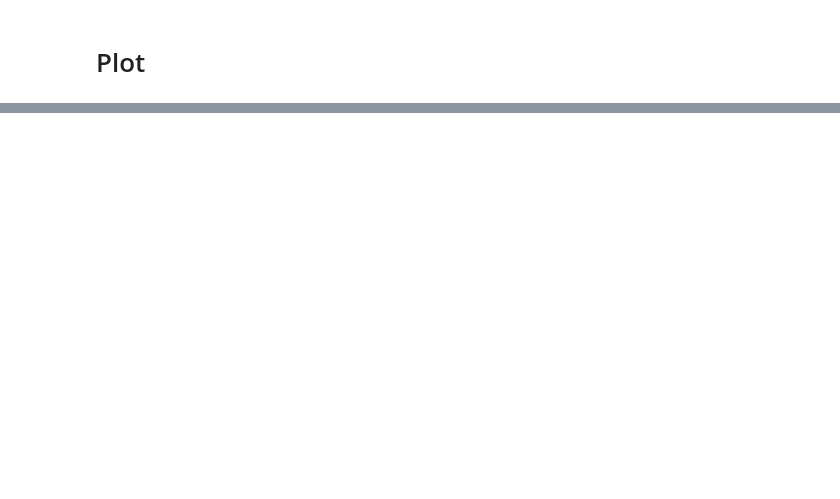
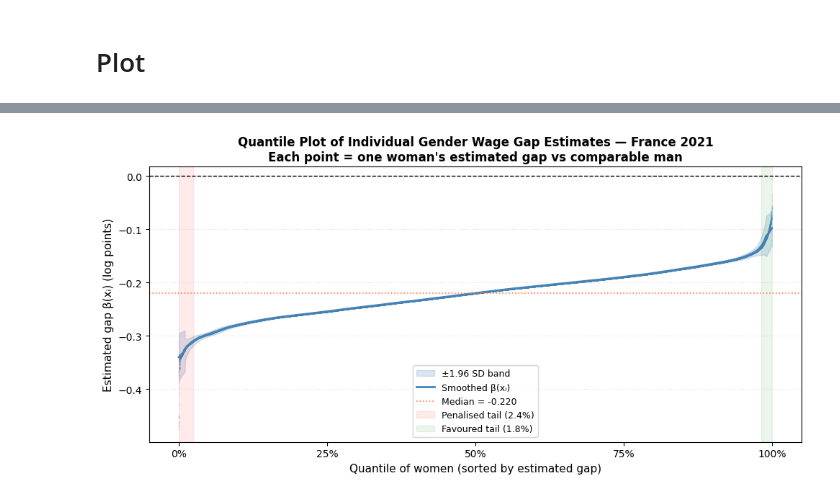
Before and after one commit to vladislavaanashkina/Gender-Wage-Gap-Heterogeneity-in-France, a Jupyter notebook: notebooks/VA_Replication.ipynb, the cells around one changed output, grey strips where cells are left out. Drawn from its saved outputs; the diff is of its cells as text; code cells hidden in the pictures; blank space fills up the shorter version.

```diff
--- a/notebooks/VA_Replication.ipynb
+++ b/notebooks/VA_Replication.ipynb
@@ -368,7 +893,6 @@ print(dir(hdmpy))
 # %% [output]
 ['LassoShooting_fit', '__all__', '__builtins__', '__cached__', '__doc__', '__file__', '__loader__', '__name__', '__package__', '__path__', '__spec__', 'cor', 'cvec', 'get_cov', 'help_functions', 'init ...
 # %%
-import numpy as np
 from sklearn.base import BaseEstimator
 
 # Wrap hdmpy so it behaves like an sklearn-style estimator
@@ -389,4 +913,4 @@ class RLasso(BaseEstimator):
         return X @ beta + intercept
 
 def lasso_model():
-    return RLasso(post=False)
+    return RLasso(post=True)  # post=True for Post-Lasso (OLS refit after selection)
@@ -507,9 +1127,2 @@ len(interaction_cols)
 # %% [markdown]
 # Plot
-# %%
-summary["term_clean"] = summary["term"]
-summary["term_clean"] = summary["term_clean"].str.replace("female:", "")
-summary["term_clean"] = summary["term_clean"].str.replace("C(", "")
-summary["term_clean"] = summary["term_clean"].str.replace(")", "")
-summary["term_clean"] = summary["term_clean"].str.replace("[T.", "=")
-summary["term_clean"] = summary["term_clean"].str.replace("]", "")
@@ -592,4 +1128,0 @@ The mean is slightly smaller than the median, meaning a few large positive gaps
-# %%
-summary["group"] = summary["term"].str.extract(r"female:(\w+)")
-
-summary.groupby("group")["Estimate"].mean()
@@ -662,0 +1495,71 @@ sig.sort_values("Estimate").plot(
+# %%
+# ── Quantile plot of individual gap estimates ─────────────────────────────────
+# β(x_i) = β0 + Σ βj · x_ij  for each woman in the sample
+
+# Get coefficients
+coefs = s["Estimate"].values
+target_cols_ordered = s.index.tolist()
+
+# Female observations only
+female_mask  = X["female"].values == 1
+X_female     = X[female_mask][target_cols_ordered].values
+beta_xi      = X_female @ coefs
+
+# Sort
+sort_idx     = np.argsort(beta_xi)
+beta_sorted  = beta_xi[sort_idx]
+quantiles    = np.linspace(0, 1, len(beta_sorted))
+
+# Rolling SD for smooth band
+window       = max(1, len(beta_sorted) // 50)
+beta_s       = pd.Series(beta_sorted)
+roll_mean    = beta_s.rolling(window, center=True, min_periods=1).mean()
+roll_std     = beta_s.rolling(window, center=True, min_periods=1).std().fillna(0)
+ci_upper     = roll_mean + 1.96 * roll_std
+ci_lower     = roll_mean - 1.96 * roll_std
+
+# Significance classification
+sd_beta  = beta_sorted.std()
+mean_beta = beta_sorted.mean()
+sig_neg  = beta_sorted < (mean_beta - 1.96 * sd_beta)
+sig_pos  = beta_sorted > (mean_beta + 1.96 * sd_beta)
+
+fig, ax = plt.subplots(figsize=(10, 5))
+
+ax.fill_between(quantiles, ci_lower, ci_upper,
+                alpha=0.2, color="steelblue", label="±1.96 SD band")
+ax.plot(quantiles, roll_mean, color="steelblue", linewidth=2,
+        label="Smoothed β(xᵢ)")
+ax.scatter(quantiles, beta_sorted, s=0.3, alpha=0.15, color="steelblue")
+ax.axhline(0, color="black", linewidth=1.0, linestyle="--")
+ax.axhline(np.median(beta_sorted), color="coral", linewidth=1.2,
+           linestyle=":", label=f"Median = {np.median(beta_sorted):.3f}")
+
+if sig_neg.any():
+    ax.axvspan(0, quantiles[sig_neg].max(), alpha=0.08, color="red",
+               label=f"Penalised tail ({sig_neg.mean():.1%})")
+if sig_pos.any():
+    ax.axvspan(quantiles[sig_pos].min(), 1, alpha=0.08, color="green",
+               label=f"Favoured tail ({sig_pos.mean():.1%})")
+
+ax.set_xlabel("Quantile of women (sorted by estimated gap)", fontsize=11)
+ax.set_ylabel("Estimated gap β(xᵢ) (log points)", fontsize=11)
+ax.set_title(
+    "Quantile Plot of Individual Gender Wage Gap Estimates — France 2021\n"
+    "Each point = one woman's estimated gap vs comparable man",
+    fontsize=12, fontweight="bold"
+)
+ax.set_xticks([0, 0.25, 0.5, 0.75, 1.0])
+ax.set_xticklabels(["0%", "25%", "50%", "75%", "100%"])
+ax.legend(fontsize=9)
+ax.grid(axis="y", linestyle=":", alpha=0.4)
+plt.tight_layout()
+plt.show()
+
+print(f"10th pct : {np.quantile(beta_sorted, 0.10):+.3f}")
+print(f"25th pct : {np.quantile(beta_sorted, 0.25):+.3f}")
+print(f"50th pct : {np.quantile(beta_sorted, 0.50):+.3f}")
+print(f"75th pct : {np.quantile(beta_sorted, 0.75):+.3f}")
+print(f"90th pct : {np.quantile(beta_sorted, 0.90):+.3f}")
+# %% [output]
+[figure, added]
```
Also changed, not shown: parts of 49 cells of this notebook.
